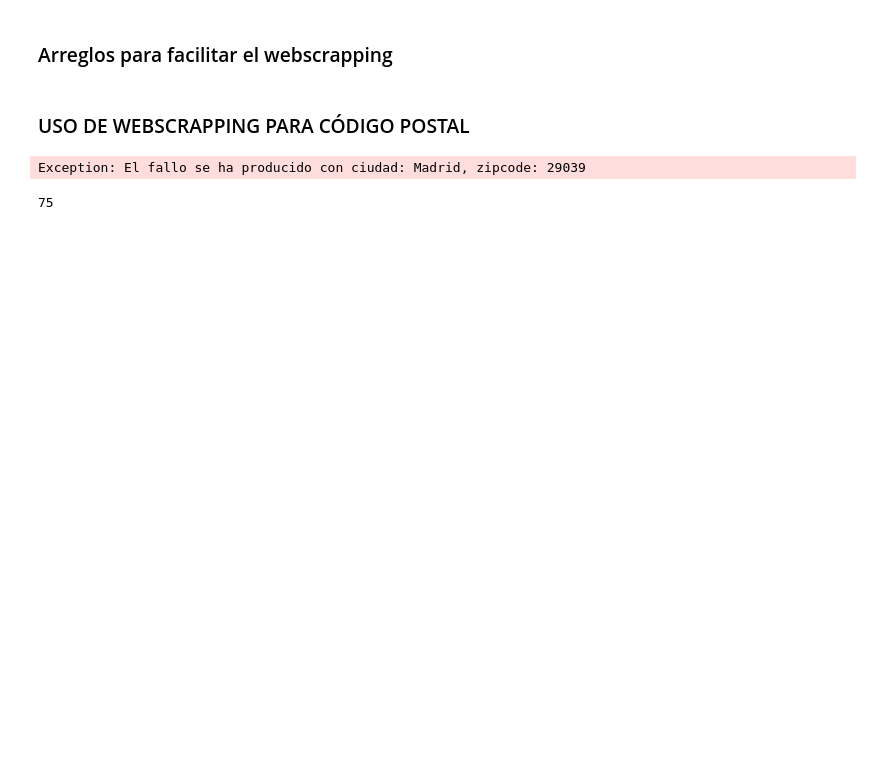
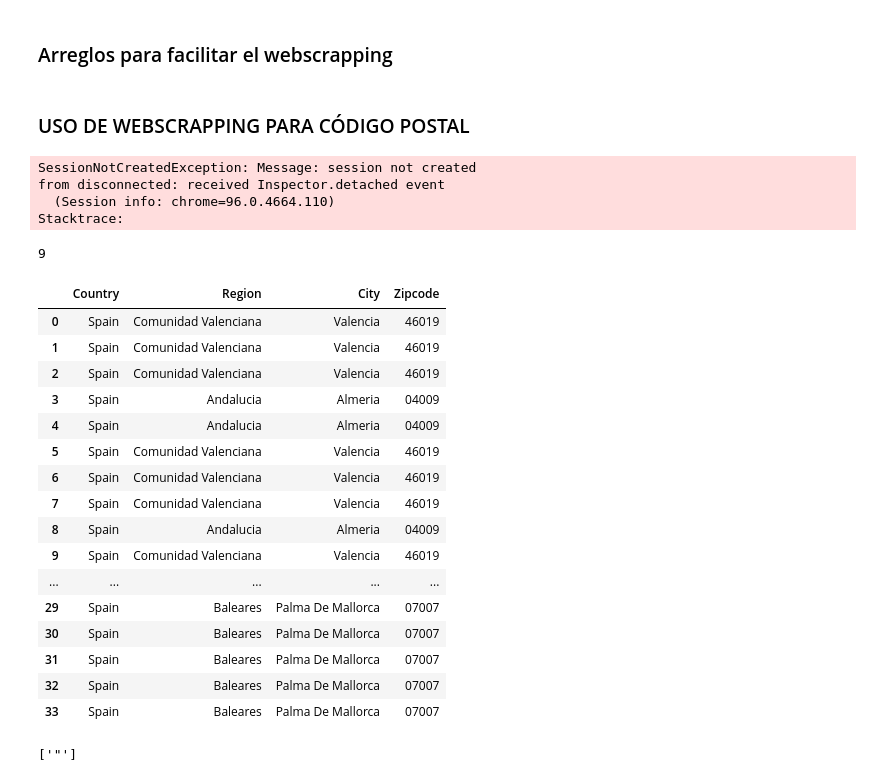
Before and after one commit to Jpardo07/DatathonProject, a Jupyter notebook: apiZipcode copy.ipynb, the cells around one changed output. Cells and saved outputs as stored; diff of their text form; code cells hidden in the pictures; blank space fills up the shorter version.

```diff
--- a/apiZipcode copy.ipynb
+++ b/apiZipcode copy.ipynb
@@ -72,7 +72,7 @@ def AcentosLimpiador(text):
 			text = text.replace(ele, acentos[ele])
 	return text
 # %%
-def zipCodeManipulation(city, zipcode, query), saved = False:
+def zipCodeManipulation(city, zipcode, query, saved = False):
 
     if saved == False:
         listTestingZipcode = saveGeoInfo.split("\n")
@@ -108,9 +108,6 @@ def zipCodeManipulation(city, zipcode, query), saved = False:
                 resultZip.append(element)
                 break
 
-        if saved ==True:
-            continue
-
 
     return resultZip[0]
 # %%
@@ -146,8 +143,33 @@ except IndexError:
     driver.close()
     raise Exception(f"El fallo se ha producido con ciudad: {element[0]}, zipcode: {element[1]}")
 # %% [output]
-Exception: El fallo se ha producido con ciudad: Madrid, zipcode: 29039
+SessionNotCreatedException: Message: session not created
+from disconnected: received Inspector.detached event
+  (Session info: chrome=96.0.4664.110)
+Stacktrace:
 # %%
 len(masterScrapping)
 # %% [output]
-75
+9
+# %%
+asd = pd.DataFrame(masterScrapping, columns=["Country","Region","City","Zipcode"])
+# %%
+asd.head(50)
+# %% [output]
+|  | Country | Region | City | Zipcode |
+| 0 | Spain | Comunidad Valenciana | Valencia | 46019 |
+| 1 | Spain | Comunidad Valenciana | Valencia | 46019 |
+| 2 | Spain | Comunidad Valenciana | Valencia | 46019 |
+| 3 | Spain | Andalucia | Almeria | 04009 |
+| 4 | Spain | Andalucia | Almeria | 04009 |
+| 5 | Spain | Comunidad Valenciana | Valencia | 46019 |
+| 6 | Spain | Comunidad Valenciana | Valencia | 46019 |
+| 7 | Spain | Comunidad Valenciana | Valencia | 46019 |
+| 8 | Spain | Andalucia | Almeria | 04009 |
+| 9 | Spain | Comunidad Valenciana | Valencia | 46019 |
+| ... | ... | ... | ... | ... |
+| 29 | Spain | Baleares | Palma De Mallorca | 07007 |
+| 30 | Spain | Baleares | Palma De Mallorca | 07007 |
+| 31 | Spain | Baleares | Palma De Mallorca | 07007 |
+| 32 | Spain | Baleares | Palma De Mallorca | 07007 |
+| 33 | Spain | Baleares | Palma De Mallorca | 07007 |
@@ -153,0 +180,4 @@ len(masterScrapping)
+# %%
+asd
+# %% [output]
+['"']
```
Also changed, not shown: parts of 8 cells of this notebook.
